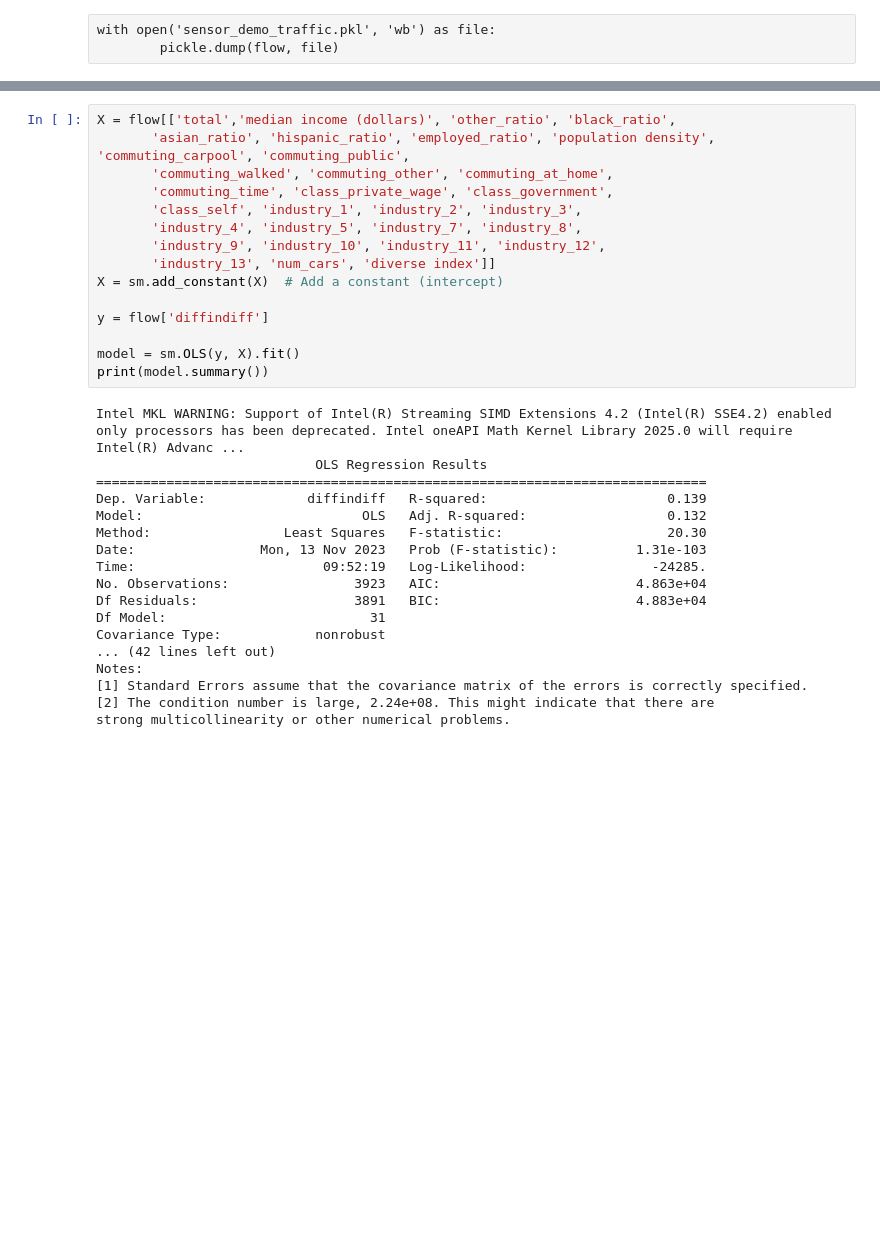
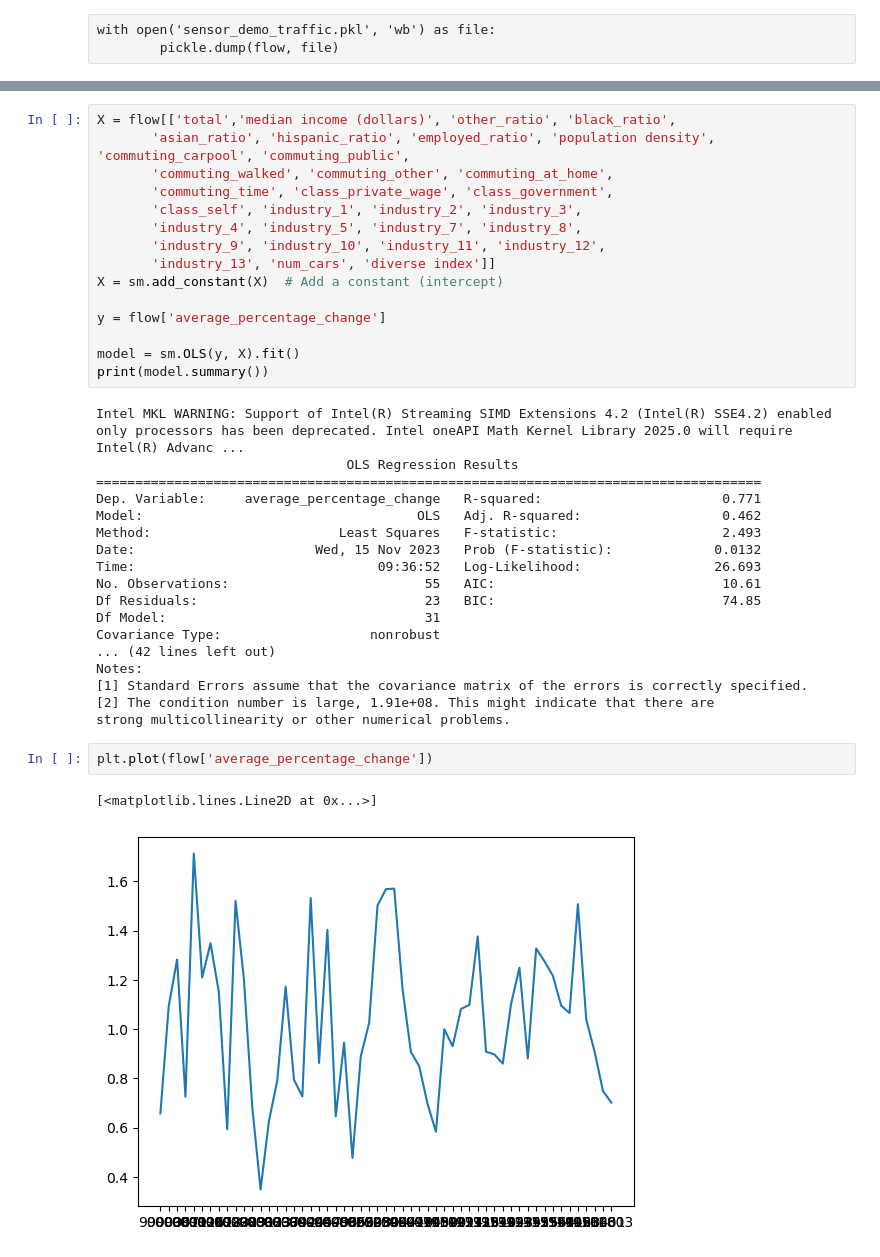
Before and after one commit to suyanpengzhang/Traffic-Analysis, a Jupyter notebook: Regression Sensors.ipynb, the cells around one changed output, grey strips where cells are left out. Drawn from its saved outputs; the diff is of its cells as text; blank space fills up the shorter version.

```diff
--- a/Regression Sensors.ipynb
+++ b/Regression Sensors.ipynb
@@ -395,25 +412,30 @@ X = flow[['total','median income (dollars)', 'other_ratio', 'black_ratio',
        'industry_13', 'num_cars', 'diverse index']]
 X = sm.add_constant(X)  # Add a constant (intercept)
 
-y = flow['diffindiff']
+y = flow['average_percentage_change']
 
 model = sm.OLS(y, X).fit()
 print(model.summary())
 # %% [output]
 Intel MKL WARNING: Support of Intel(R) Streaming SIMD Extensions 4.2 (Intel(R) SSE4.2) enabled only processors has been deprecated. Intel oneAPI Math Kernel Library 2025.0 will require Intel(R) Advanc ...
-                            OLS Regression Results
-==============================================================================
-Dep. Variable:             diffindiff   R-squared:                       0.139
-Model:                            OLS   Adj. R-squared:                  0.132
-Method:                 Least Squares   F-statistic:                     20.30
-Date:                Mon, 13 Nov 2023   Prob (F-statistic):          1.31e-103
-Time:                        09:52:19   Log-Likelihood:                -24285.
-No. Observations:                3923   AIC:                         4.863e+04
-Df Residuals:                    3891   BIC:                         4.883e+04
-Df Model:                          31
-Covariance Type:            nonrobust
+                                OLS Regression Results
+=====================================================================================
+Dep. Variable:     average_percentage_change   R-squared:                       0.771
+Model:                                   OLS   Adj. R-squared:                  0.462
+Method:                        Least Squares   F-statistic:                     2.493
+Date:                       Wed, 15 Nov 2023   Prob (F-statistic):             0.0132
+Time:                               09:36:52   Log-Likelihood:                 26.693
+No. Observations:                         55   AIC:                             10.61
+Df Residuals:                             23   BIC:                             74.85
+Df Model:                                 31
+Covariance Type:                   nonrobust
 ... (42 lines left out)
 Notes:
 [1] Standard Errors assume that the covariance matrix of the errors is correctly specified.
-[2] The condition number is large, 2.24e+08. This might indicate that there are
+[2] The condition number is large, 1.91e+08. This might indicate that there are
 strong multicollinearity or other numerical problems.
+# %%
+plt.plot(flow['average_percentage_change'])
+# %% [output]
+[<matplotlib.lines.Line2D at 0x...>]
+[figure, added]
```
Also changed, not shown: parts of 14 cells of this notebook.
